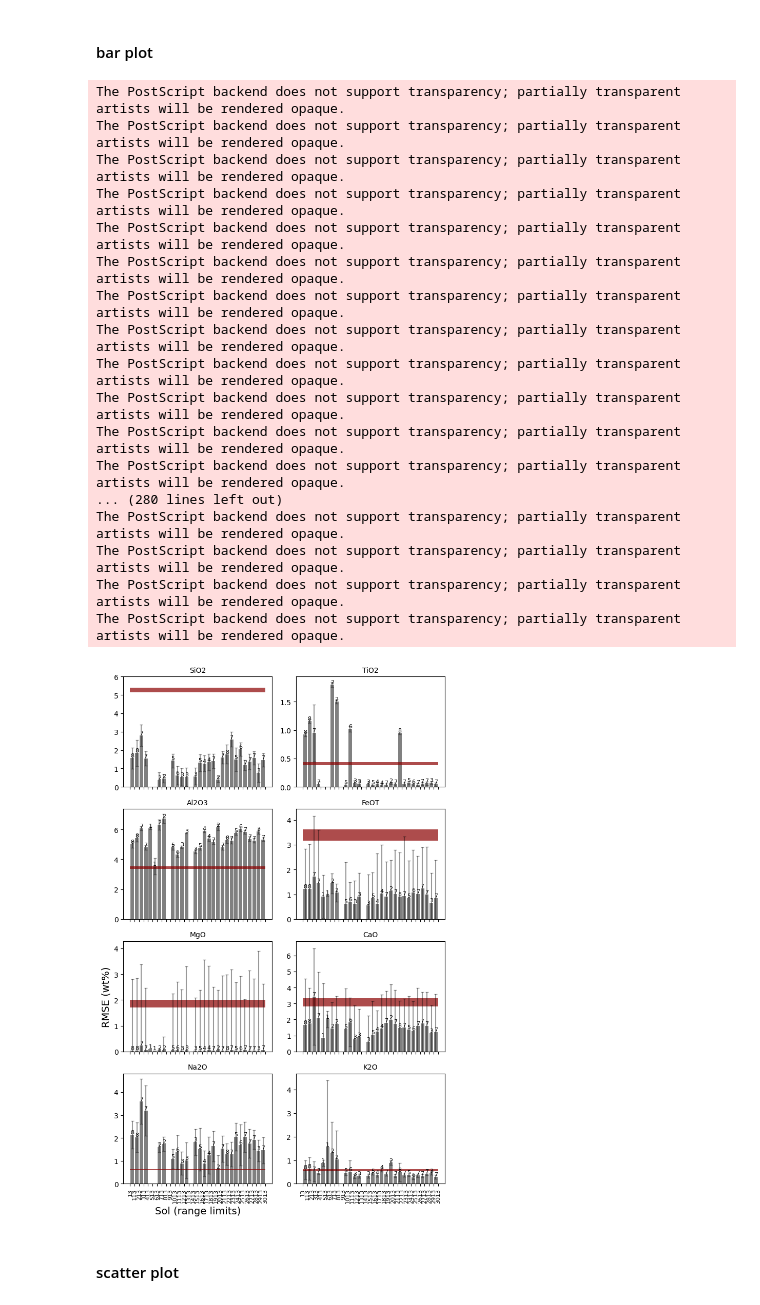
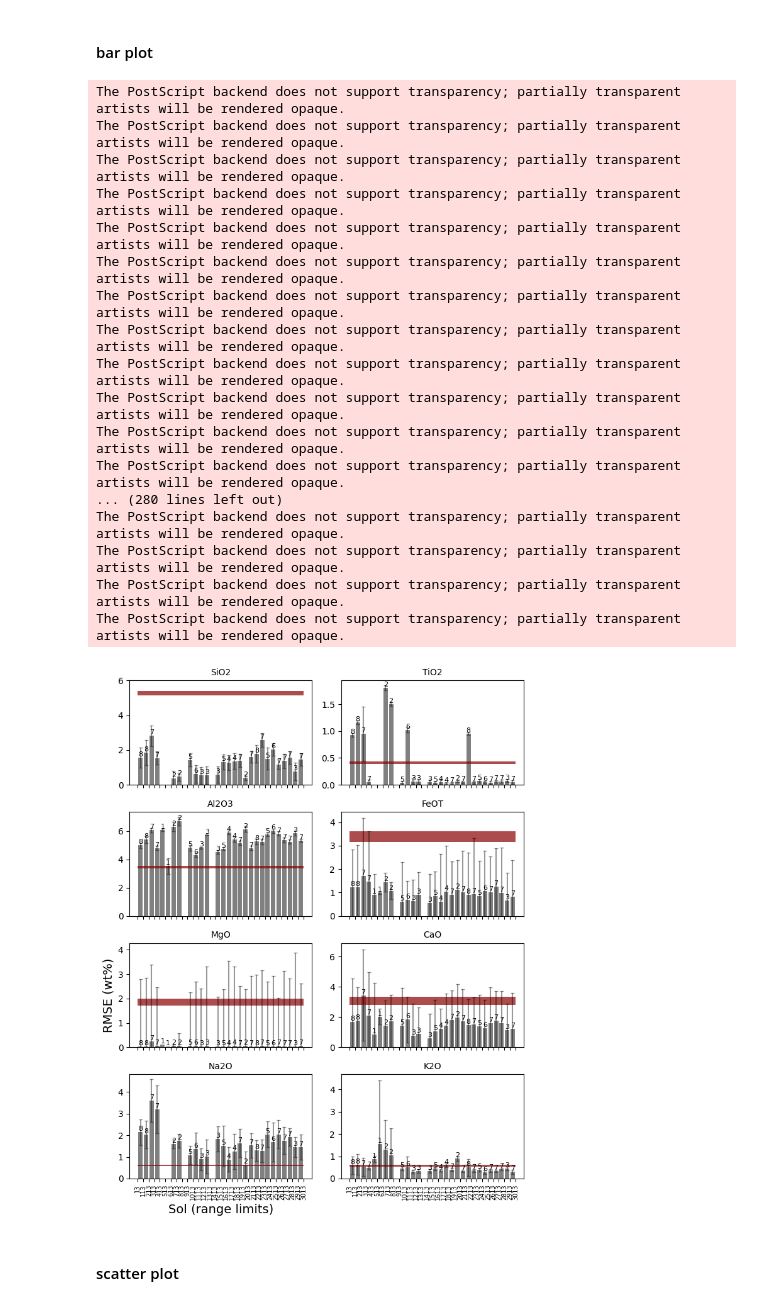
Before and after one commit to ytsmacr/caltarget-accuracy, a Jupyter notebook: compare ChemCam pred true.ipynb, the cells around one changed output. Cells and saved outputs as stored; diff of their text form; code cells hidden in the pictures.

Commit message:
update figures

```diff
--- a/compare ChemCam pred true.ipynb
+++ b/compare ChemCam pred true.ipynb
@@ -186,7 +176,7 @@ x_ticks = xticks = [x-.5 for x in np.arange(len(x)+1)]
 
 fig, ax = plt.subplots(nrows=4,
                        ncols=2,
-                       figsize=(7,11),
+                       figsize=(7,9),
                        sharex=True)
 
 x_ax = [0,0,1,1,2,2,3,3]
@@ -238,37 +228,37 @@ for oxide in comp_s:
     # labels and ticks
     ax[x_ax[i],y_ax[i]].set_title(oxide, fontsize=10)
     ax[x_ax[i],y_ax[i]].set_xticks(x_ticks)
-    ax[x_ax[i],y_ax[i]].set_xticklabels(labels=x_labels, fontsize=8, rotation=90)
+    ax[x_ax[i],y_ax[i]].set_xticklabels(labels=x_labels, fontsize=7, rotation=90)
 
     i+=1
 
 #plt.annotate('Numbers above bars signify number of caltargets analysed during that time period',
 #            (.1, .9), xycoords='figure fraction')
 ax[2,0].set_ylabel('RMSE (wt%)', fontsize=14)
 ax[3,0].set_xlabel('Sol (range limits)', fontsize=14)
 plt.tight_layout()
 #plt.savefig('CCCT_rmsep_over_time_bar_plot.jpg', dpi=600)
 plt.savefig('CCCT_rmsep_over_time_bar_plot.eps', dpi=600)
 plt.show()
 # %% [output]
 The PostScript backend does not support transparency; partially transparent artists will be rendered opaque.
 The PostScript backend does not support transparency; partially transparent artists will be rendered opaque.
 The PostScript backend does not support transparency; partially transparent artists will be rendered opaque.
 The PostScript backend does not support transparency; partially transparent artists will be rendered opaque.
 The PostScript backend does not support transparency; partially transparent artists will be rendered opaque.
 The PostScript backend does not support transparency; partially transparent artists will be rendered opaque.
 The PostScript backend does not support transparency; partially transparent artists will be rendered opaque.
 The PostScript backend does not support transparency; partially transparent artists will be rendered opaque.
 The PostScript backend does not support transparency; partially transparent artists will be rendered opaque.
 The PostScript backend does not support transparency; partially transparent artists will be rendered opaque.
 The PostScript backend does not support transparency; partially transparent artists will be rendered opaque.
 The PostScript backend does not support transparency; partially transparent artists will be rendered opaque.
 ... (280 lines left out)
 The PostScript backend does not support transparency; partially transparent artists will be rendered opaque.
 The PostScript backend does not support transparency; partially transparent artists will be rendered opaque.
 The PostScript backend does not support transparency; partially transparent artists will be rendered opaque.
 The PostScript backend does not support transparency; partially transparent artists will be rendered opaque.
-[figure, old version]
+[figure, new version]
 # %% [markdown]
 #### scatter plot
 # %% [raw]
```
Also changed, not shown: parts of 3 cells of this notebook, 16 other files.
